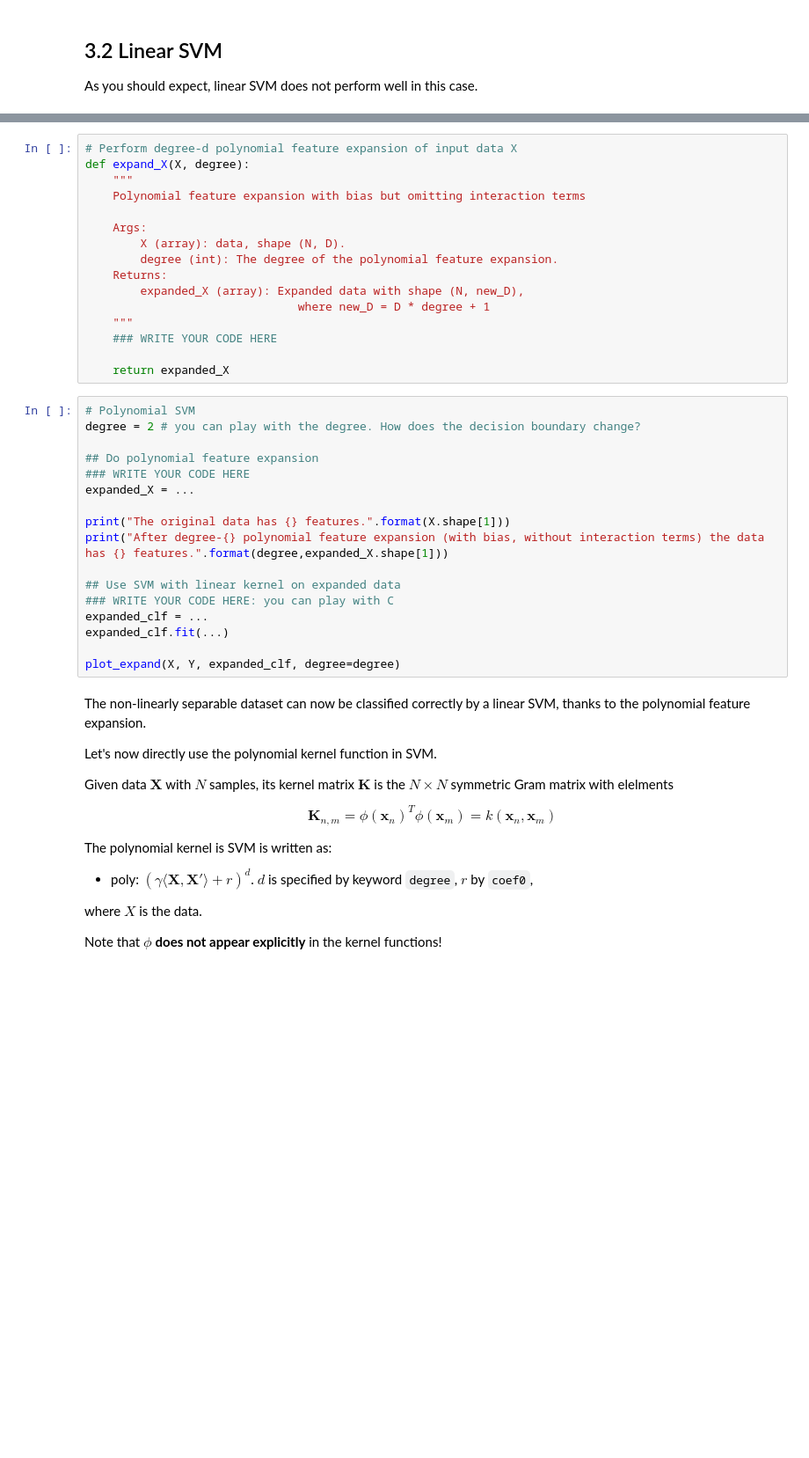
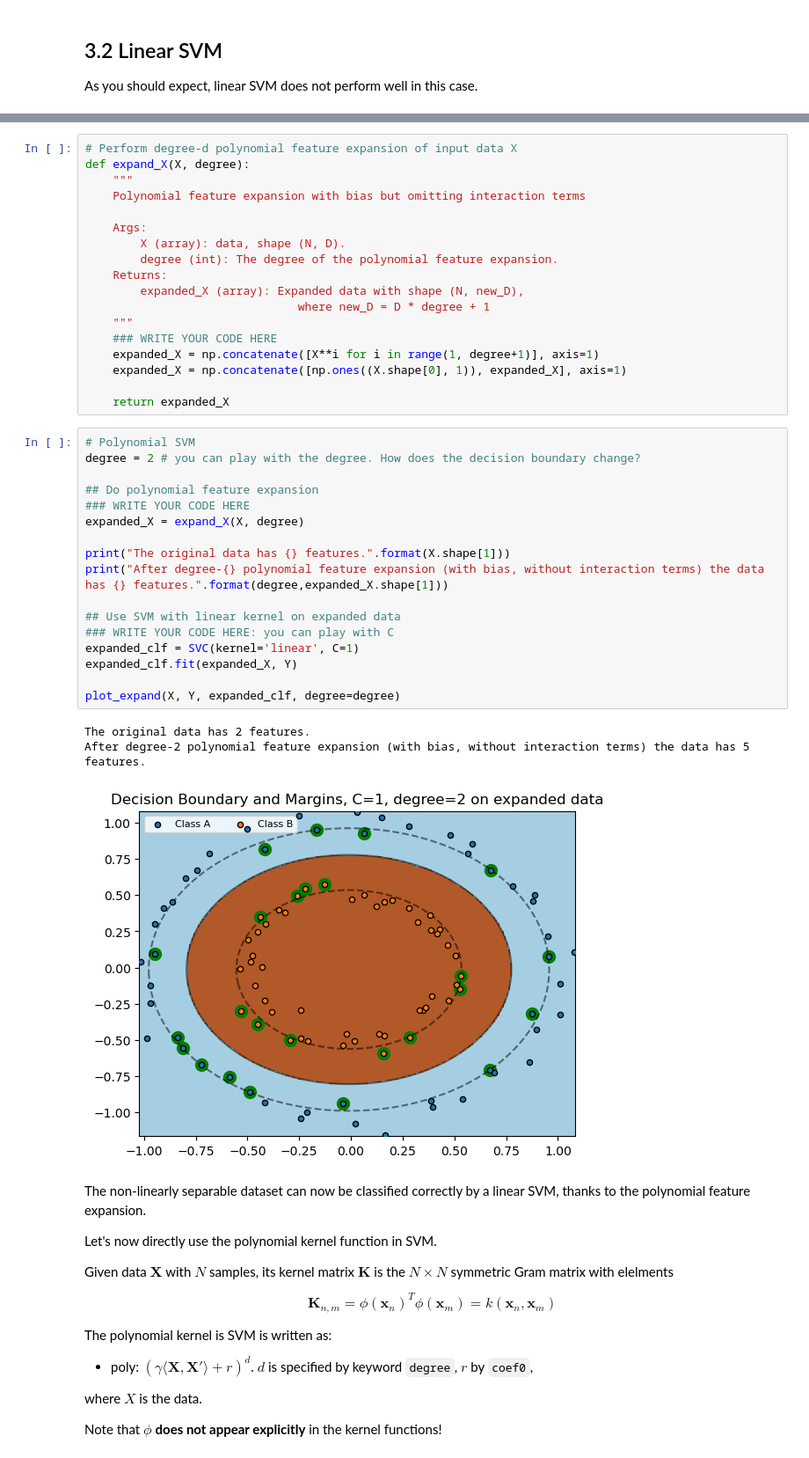
Before and after one commit to davidfarah2003/ML_Jupyter, a Jupyter notebook: exercise_06_svm/exercise.ipynb, the cells around one changed output, grey strips where cells are left out. Shown: that part at 88% size. Cells and saved outputs as stored; diff of their text form; blank space fills up the shorter version.

```diff
--- a/exercise_06_svm/exercise.ipynb
+++ b/exercise_06_svm/exercise.ipynb
@@ -284,25 +323,31 @@ def expand_X(X, degree):
                                where new_D = D * degree + 1
     """
     ### WRITE YOUR CODE HERE
+    expanded_X = np.concatenate([X**i for i in range(1, degree+1)], axis=1)
+    expanded_X = np.concatenate([np.ones((X.shape[0], 1)), expanded_X], axis=1)
 
     return expanded_X
 # %%
 # Polynomial SVM
 degree = 2 # you can play with the degree. How does the decision boundary change?
 
 ## Do polynomial feature expansion
 ### WRITE YOUR CODE HERE
-expanded_X = ...
+expanded_X = expand_X(X, degree)
 
 print("The original data has {} features.".format(X.shape[1]))
 print("After degree-{} polynomial feature expansion (with bias, without interaction terms) the data has {} features.".format(degree,expanded_X.shape[1]))
 
 ## Use SVM with linear kernel on expanded data
 ### WRITE YOUR CODE HERE: you can play with C
-expanded_clf = ...
-expanded_clf.fit(...)
+expanded_clf = SVC(kernel='linear', C=1)
+expanded_clf.fit(expanded_X, Y)
 
 plot_expand(X, Y, expanded_clf, degree=degree)
+# %% [output]
+The original data has 2 features.
+After degree-2 polynomial feature expansion (with bias, without interaction terms) the data has 5 features.
+[figure, added]
 # %% [markdown]
 The non-linearly separable dataset can now be classified correctly by a linear SVM, thanks to the polynomial feature expansion.
 
```
Also changed, not shown: parts of 16 cells of this notebook.
